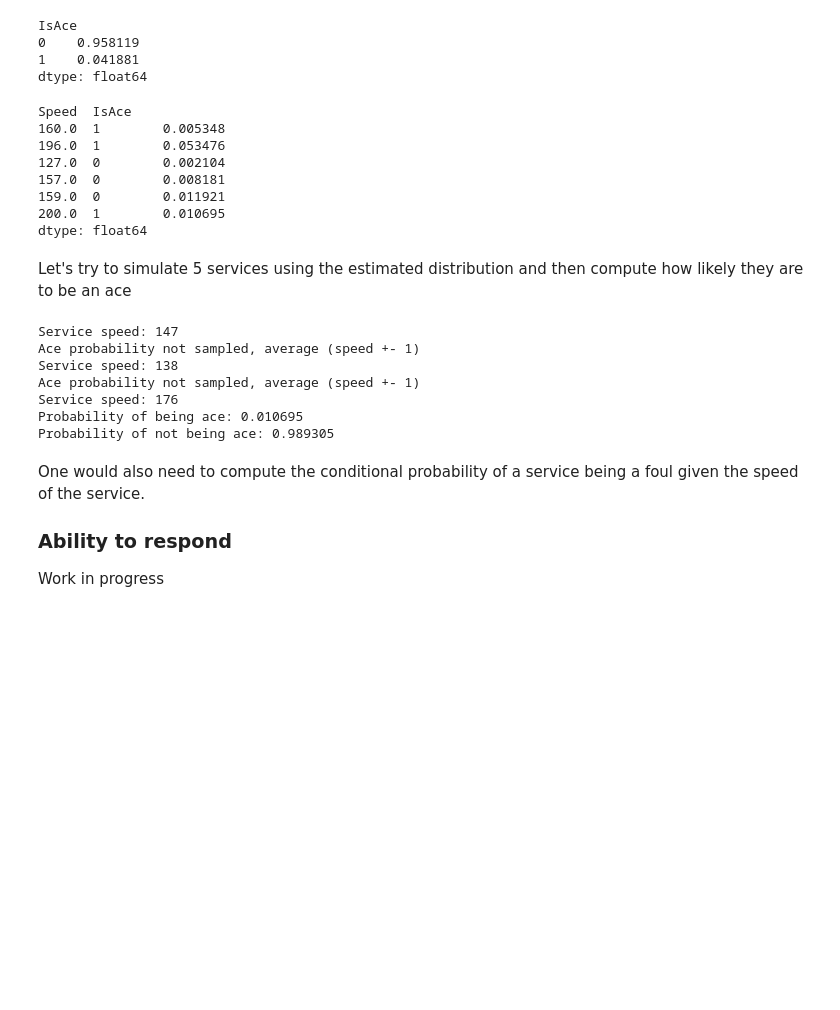
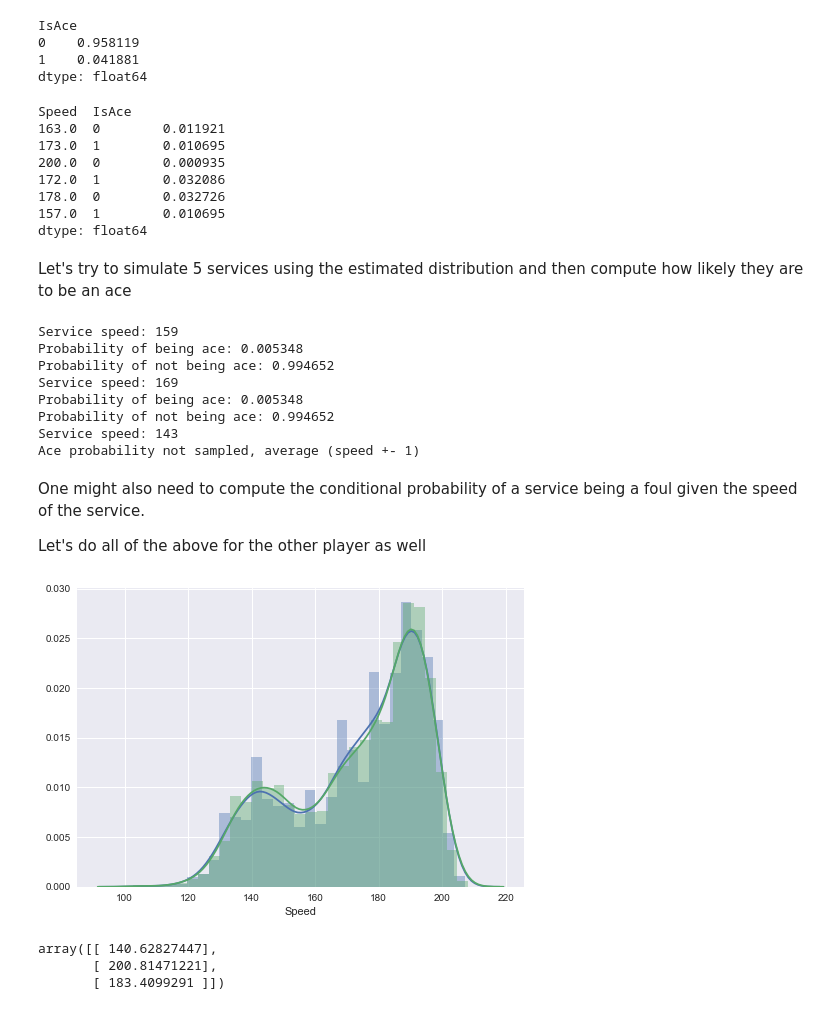
Before and after one commit to ADLNext/tennis, a Jupyter notebook: tennis_simulation.ipynb, the cells around one changed output. Cells and saved outputs as stored; diff of their text form; code cells hidden in the pictures; blank space fills up the shorter version.

Commit message:
Service distribution for both players and comparison

```diff
--- a/tennis_simulation.ipynb
+++ b/tennis_simulation.ipynb
@@ -199,17 +199,17 @@ IsAce
 1    0.041881
 dtype: float64
 # %%
-cond_prob = df_speed.groupby(['Speed', 'IsAce']).size().div(len(df_speed)).div(ace_probs, axis=0, level='IsAce');
+cond_prob_p1 = df_speed.groupby(['Speed', 'IsAce']).size().div(len(df_speed)).div(ace_probs, axis=0, level='IsAce');
 
-cond_prob.sample(6)
+cond_prob_p1.sample(6)
 # %% [output]
 Speed  IsAce
-160.0  1        0.005348
-196.0  1        0.053476
-127.0  0        0.002104
-157.0  0        0.008181
-159.0  0        0.011921
-200.0  1        0.010695
+163.0  0        0.011921
+173.0  1        0.010695
+200.0  0        0.000935
+172.0  1        0.032086
+178.0  0        0.032726
+157.0  1        0.010695
 dtype: float64
 # %% [markdown]
 Let's try to simulate 5 services using the estimated distribution and then compute how likely they are to be an ace
@@ -218,10 +218,10 @@ cond_prob = cond_prob.reset_index()
 # %%
-sampled = k.sample(3)
+sampled = k_p1.sample(3)
 
 for service in sampled:
     service = int(service)
     print('Service speed: %d' % service)
-    prob_ace = cond_prob[(cond_prob['Speed'] == service) & cond_prob['IsAce'] == 1]
+    prob_ace = cond_prob_p1[(cond_prob_p1['Speed'] == service) & cond_prob_p1['IsAce'] == 1]
     try:
         prob = prob_ace.values[0][2]
         print('Probability of being ace: %f' % prob)
@@ -229,16 +229,50 @@ for service in sampled:
     except IndexError:
         print('Ace probability not sampled, average (speed +- 1)')
 # %% [output]
-Service speed: 147
+Service speed: 159
+Probability of being ace: 0.005348
+Probability of not being ace: 0.994652
+Service speed: 169
+Probability of being ace: 0.005348
+Probability of not being ace: 0.994652
+Service speed: 143
 Ace probability not sampled, average (speed +- 1)
-Service speed: 138
-Ace probability not sampled, average (speed +- 1)
-Service speed: 176
-Probability of being ace: 0.010695
-Probability of not being ace: 0.989305
 # %% [markdown]
-One would also need to compute the conditional probability of a service being a foul given the speed of the service.
+One might also need to compute the conditional probability of a service being a foul given the speed of the service.
 
-### Ability to respond
-
-Work in progress
+Let's do all of the above for the other player as well
+# %%
+df_p1 = df_matches[df_matches['player1'] == 'Novak Djokovic']
+df_speed_p1 = df_series[df_series['match_id'].isin(df_p1['match_id'])][['PointServer', 'Speed_KMH', 'P1Ace']]
+df_speed_p1 = df_speed_p1[df_speed_p1['PointServer'] == 1]
+df_speed_p1.columns = ['Server', 'Speed', 'IsAce']
+
+df_p2 = df_matches[df_matches['player2'] == 'Novak Djokovic']
+df_speed_p2 = df_series[df_series['match_id'].isin(df_p2['match_id'])][['PointServer', 'Speed_KMH', 'P2Ace']]
+df_speed_p2 = df_speed_p2[df_speed_p2['PointServer'] == 2]
+df_speed_p2.columns = ['Server', 'Speed', 'IsAce']
+
+df_speed = pd.concat([
+    df_speed_p1,
+    df_speed_p2
+])
+df_speed = df_speed[df_speed['Speed'] != 0].drop(['Server'], axis=1)
+
+k_p2 = KernelDensity(kernel='gaussian', bandwidth=0.75)
+k_p2.fit(df_speed['Speed'].values.reshape(-1, 1))
+
+sampled = k_p2.sample(df_speed.shape[0])
+g = sns.distplot(df_speed['Speed'])
+sns.distplot(sampled);
+# %% [output]
+[figure, added]
+# %%
+ace_probs = df_speed.groupby('IsAce').size().div(len(df_speed))
+cond_prob_p2 = df_speed.groupby(['Speed', 'IsAce']).size().div(len(df_speed)).div(ace_probs, axis=0, level='IsAce');
+cond_prob_p2 = cond_prob.reset_index()
+
+k_p2.sample(3)
+# %% [output]
+array([[ 140.62827447],
+       [ 200.81471221],
+       [ 183.4099291 ]])
```
Also changed, not shown: parts of 7 cells of this notebook.
